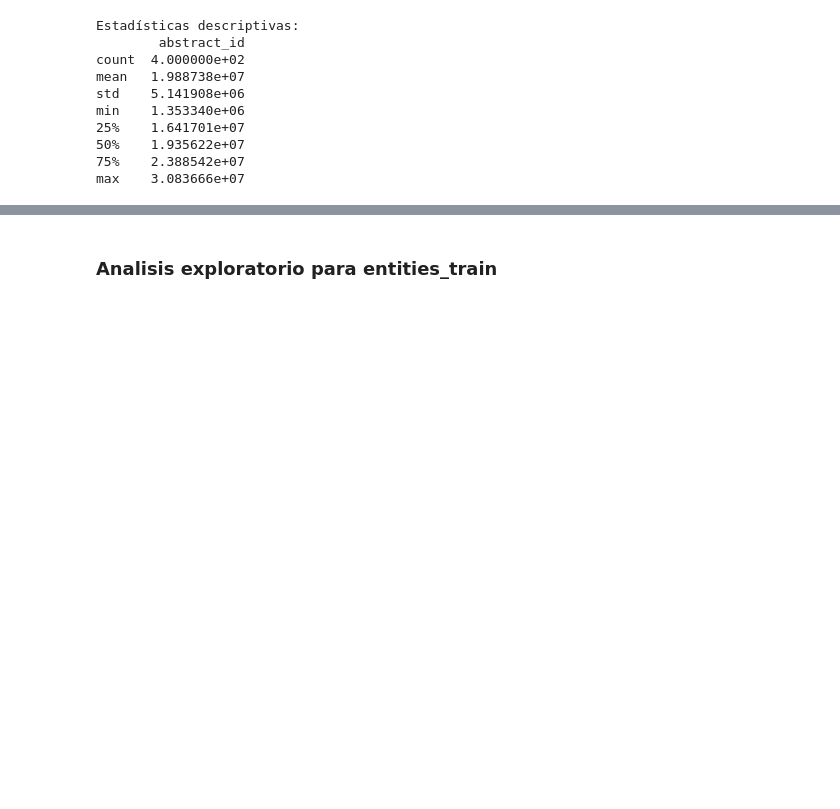
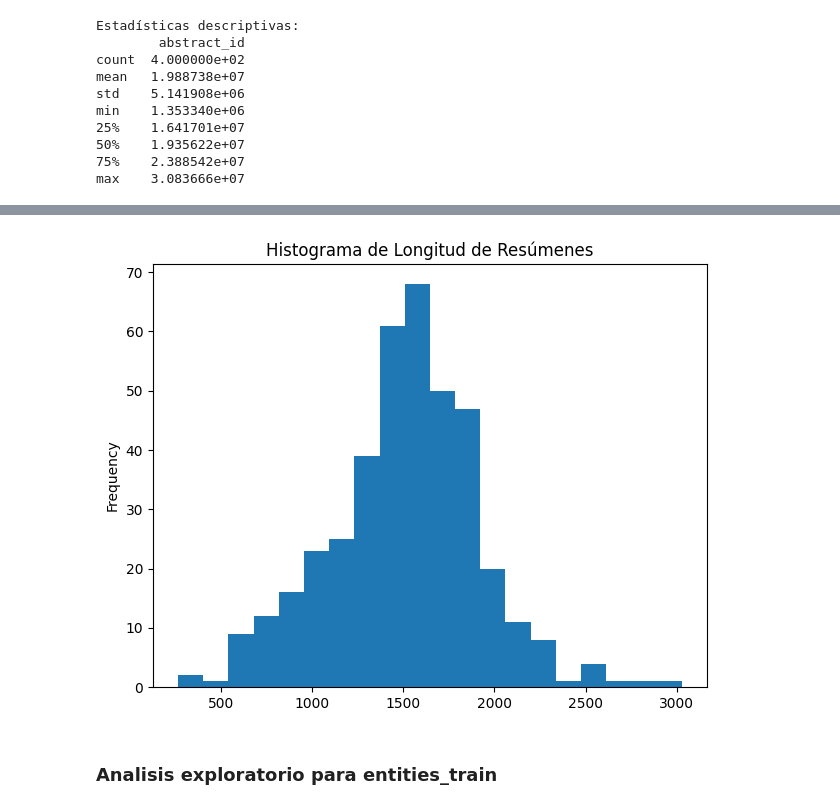
Before and after one commit to sofiaesc07/Proyecto2_AnalisisExploratorioDS, a Jupyter notebook: Analisis Exploratorio.ipynb, the cells around one changed output, grey strips where cells are left out. Drawn from its saved outputs; the diff is of its cells as text; code cells hidden in the pictures; blank space fills up the shorter version.

```diff
--- a/Analisis Exploratorio.ipynb
+++ b/Analisis Exploratorio.ipynb
@@ -59,3 +116,12 @@ plt.show()
+# %%
+# Gráficos exploratorios para variables cuantitativas
+plt.figure(figsize=(12, 5))
+plt.subplot(1, 2, 2)
+abstract_lengths.plot(kind='hist', bins=20, title='Histograma de Longitud de Resúmenes')
+plt.tight_layout()
+plt.show()
+# %% [output]
+[figure, added]
 # %% [markdown]
 ### Analisis exploratorio para entities_train
 # %%
```
Also changed, not shown: parts of 18 cells of this notebook.
